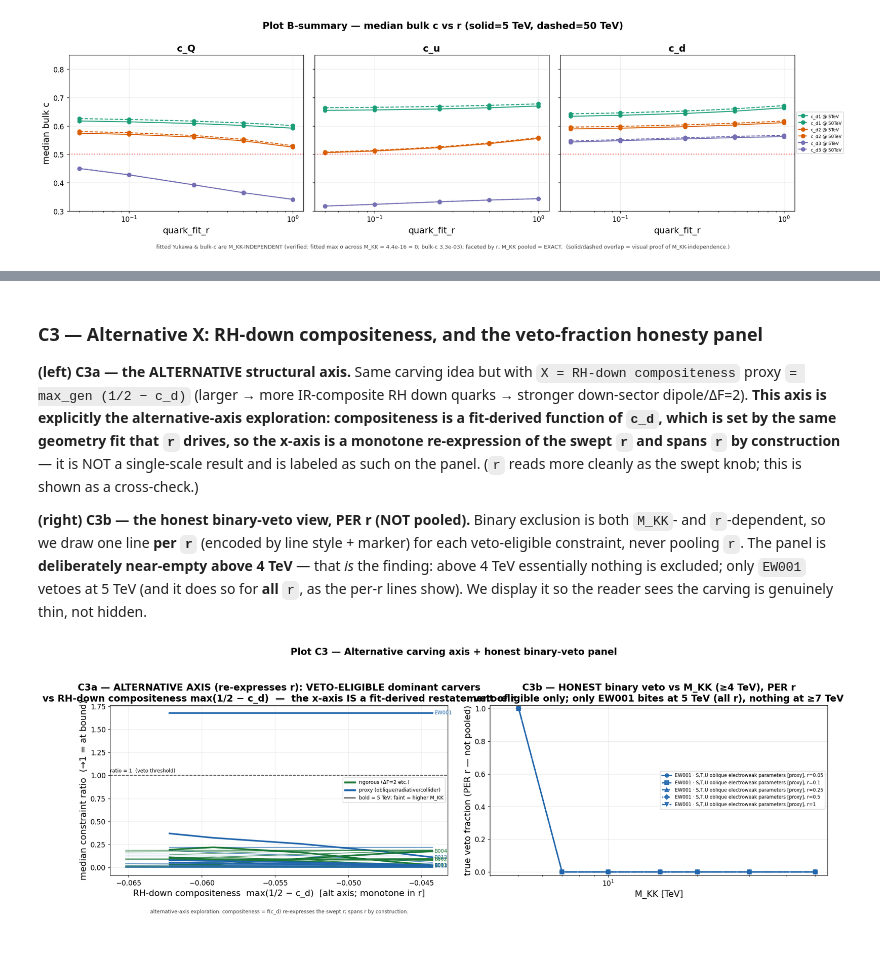
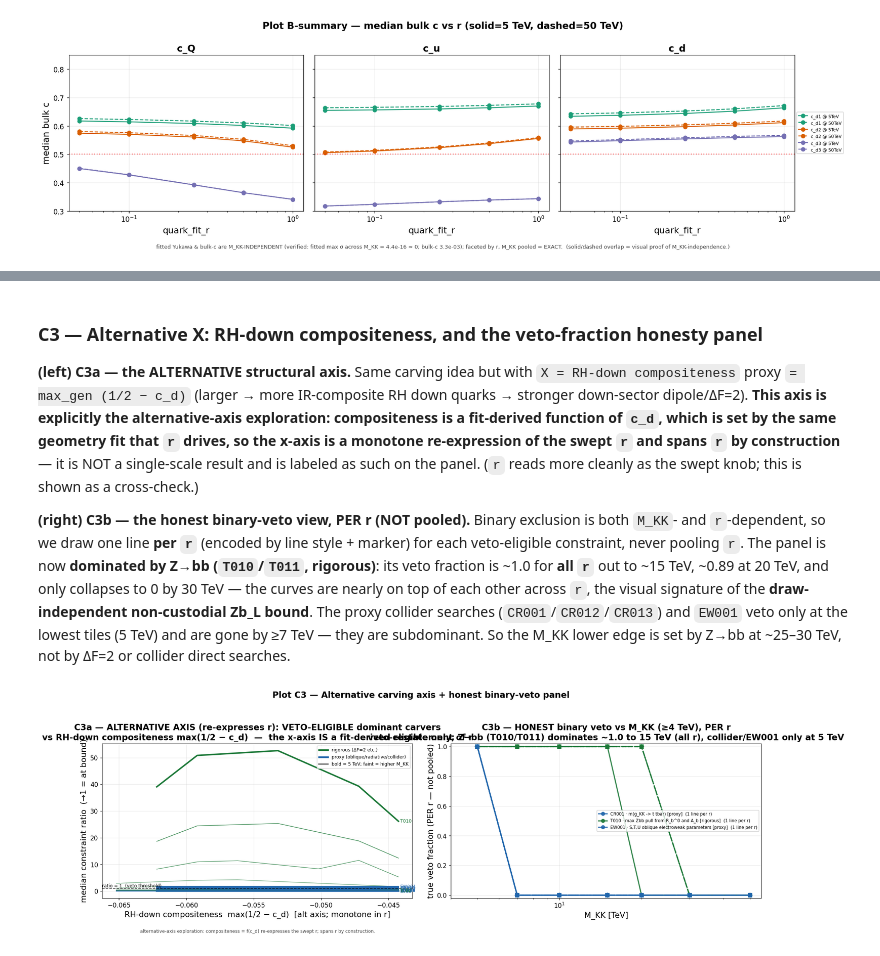
Before and after one commit to OscarBarreraGithub/5D-Neutrino-Mixing, a Jupyter notebook: notebooks/wq_quarkonly_explore.ipynb, the cells around one changed output, grey strips where cells are left out. Saved outputs shown, nothing was run; the diff lists cells and outputs as text; code cells hidden in the pictures.

```diff
--- a/notebooks/wq_quarkonly_explore.ipynb
+++ b/notebooks/wq_quarkonly_explore.ipynb
@@ -54,11 +67,11 @@ mpl.rcParams.update({
 })
 
 SCAN_ROOT = os.path.abspath(
-    os.path.join(os.getcwd(), "..", "scan_outputs", "wq_quarkonly_1M_full")
+    os.path.join(os.getcwd(), "..", "scan_outputs", "wq_quarkonly_1M_20128400")
 )
 if not os.path.isdir(SCAN_ROOT):
     # fall back to absolute repo path if cwd is elsewhere
-    SCAN_ROOT = "/n/holylabs/randall_lab/Lab/obarrera/5D-Neutrino-Mixing/scan_outputs/wq_quarkonly_1M_full"
+    SCAN_ROOT = "/n/holylabs/randall_lab/Lab/obarrera/5D-Neutrino-Mixing/scan_outputs/wq_quarkonly_1M_20128400"
 CACHE = os.path.join(SCAN_ROOT, "wq_quarkonly_cache.parquet")
 SUBSAMPLE = os.path.join(SCAN_ROOT, "wq_quarkonly_fitted_subsample.parquet")
 FIGDIR = os.path.abspath(os.path.join(os.getcwd(), "figs"))
@@ -100,6 +124,7 @@ ALLOWLIST = [
     "B014","B032","B033","B034","C003","K003","K013","T001","T002","T003","T004",
     "T005","T006","T007","T008","T010","T011","T012","T014","EW001","EW003",
     "E004","E006","E007","E008","E009",
+    "CR001","CR002","CR003","CR004","CR007","CR008","CR010","CR012","CR013",
 ]
 
 OBSERVABLE = {}
@@ -898,10 +933,14 @@ a cross-check.)
 
 **(right) C3b — the honest binary-veto view, PER r (NOT pooled).** Binary exclusion is
 both `M_KK`- and `r`-dependent, so we draw one line **per `r`** (encoded by line style +
-marker) for each veto-eligible constraint, never pooling `r`. The panel is **deliberately
-near-empty above 4 TeV** — that *is* the finding: above 4 TeV essentially nothing is
-excluded; only `EW001` vetoes at 5 TeV (and it does so for **all** `r`, as the per-r
-lines show). We display it so the reader sees the carving is genuinely thin, not hidden.
+marker) for each veto-eligible constraint, never pooling `r`. The panel is now
+**dominated by Z→bb (`T010`/`T011`, rigorous)**: its veto fraction is ~1.0 for **all `r`**
+out to ~15 TeV, ~0.89 at 20 TeV, and only collapses to 0 by 30 TeV — the curves are
+nearly on top of each other across `r`, the visual signature of the **draw-independent
+non-custodial Zb_L bound**. The proxy collider searches (`CR001`/`CR012`/`CR013`) and
+`EW001` veto only at the lowest tiles (5 TeV) and are gone by ≥7 TeV — they are
+subdominant. So the M_KK lower edge is set by Z→bb at ~25–30 TeV, not by ΔF=2 or
+collider direct searches.
 # %%
 # RH-down compositeness axis on the full frame d
 d["rh_down_comp"] = (0.5 - d[["cd1", "cd2", "cd3"]]).max(axis=1)
@@ -964,36 +1003,48 @@ for cid in VETO_ELIGIBLE:
     if mx > 0:
         veto_cids.append(cid)
 plotted = 0
 for cid in veto_cids:
     for rv in R_VALS:
         fr = []
         for mkk in MKK_KEEP:
             cell = d[(d.M_KK == mkk) & (d.r == rv) & (d[EVAL_COLS[cid]])]
             fr.append((~cell[f"{cid}__pass"]).mean() if len(cell) else 0.0)
         ax.plot([m / 1000 for m in MKK_KEEP], fr, marker=rmark[rv], ls=rstyles[rv],
                 color=TAG_COLOR[TAG[cid]], lw=2.0, ms=6, alpha=0.9,
                 label=f"{cid} · {OBSERVABLE[cid]} [{TAG[cid]}], r={rv:g}")
         plotted += 1
 ax.set_xscale("log")
 ax.set_xlabel("M_KK [TeV]"); ax.set_ylabel("true veto fraction (PER r — not pooled)")
 ax.set_xlim(4.0, 55.0)  # floor every M_KK axis at the 4 TeV hard cut
 ax.set_ylim(-0.02, 1.02)
 ax.set_title("C3b — HONEST binary veto vs M_KK (≥4 TeV), PER r\n"
-             "veto-eligible only; only EW001 bites at 5 TeV (all r), nothing at ≥7 TeV")
+             "veto-eligible only; Z→bb (T010/T011) dominates ~1.0 to 15 TeV (all r), "
+             "collider/EW001 only at 5 TeV")
 if plotted:
-    ax.legend(fontsize=7.5, loc="center right", ncols=1)
+    # The legend can be large (many veto-eligible cstr x r). Show one entry per
+    # (constraint) using the first r-style as representative, plus a note that each
+    # constraint is drawn once per r; keeps it legible without hiding any curve.
+    handles, labels = ax.get_legend_handles_labels()
+    seen_cid, h2, l2 = set(), [], []
+    for h, l in zip(handles, labels):
+        cid_l = l.split(" ", 1)[0]
+        if cid_l not in seen_cid:
+            seen_cid.add(cid_l)
+            h2.append(h)
+            l2.append(l.rsplit(",", 1)[0] + "  (1 line per r)")
+    ax.legend(h2, l2, fontsize=7.5, loc="center right", ncols=1)
 else:
     ax.text(0.5, 0.5, "NO veto-eligible constraint vetoes any point at M_KK ≥ 5 TeV\n"
             "(all rigorous ΔF=2 + proxy bounds already satisfied)",
             ha="center", va="center", transform=ax.transAxes, fontsize=13,
             bbox=dict(boxstyle="round", fc="#ffeeee"))
 fig.suptitle("Plot C3 — Alternative carving axis + honest binary-veto panel",
              fontsize=15, fontweight="bold")
 fig.tight_layout(rect=(0, 0, 1, 0.95))
 fig.savefig(os.path.join(FIGDIR, "C3_alt_axis_and_honest_veto.png"), bbox_inches="tight")
 plt.show()
 # %% [output]
-[figure, old version]
+[figure, new version]
 # %% [markdown]
 ## Summary of findings
 
```
Also changed, not shown: parts of 17 cells of this notebook, 12 other files.
